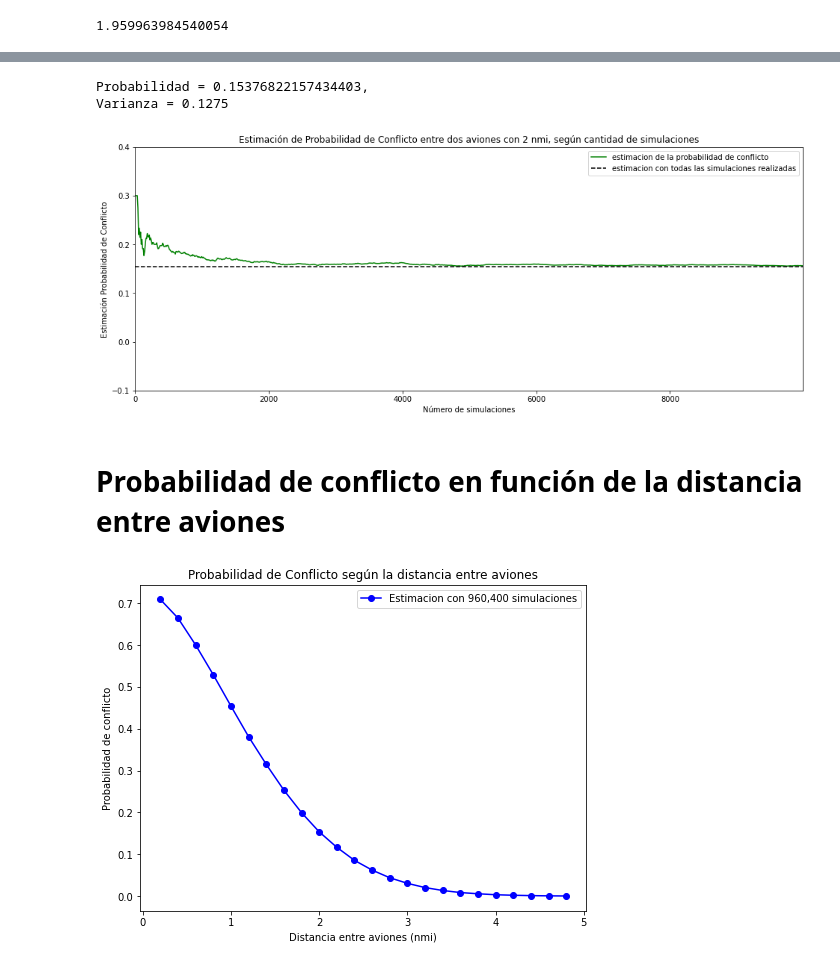
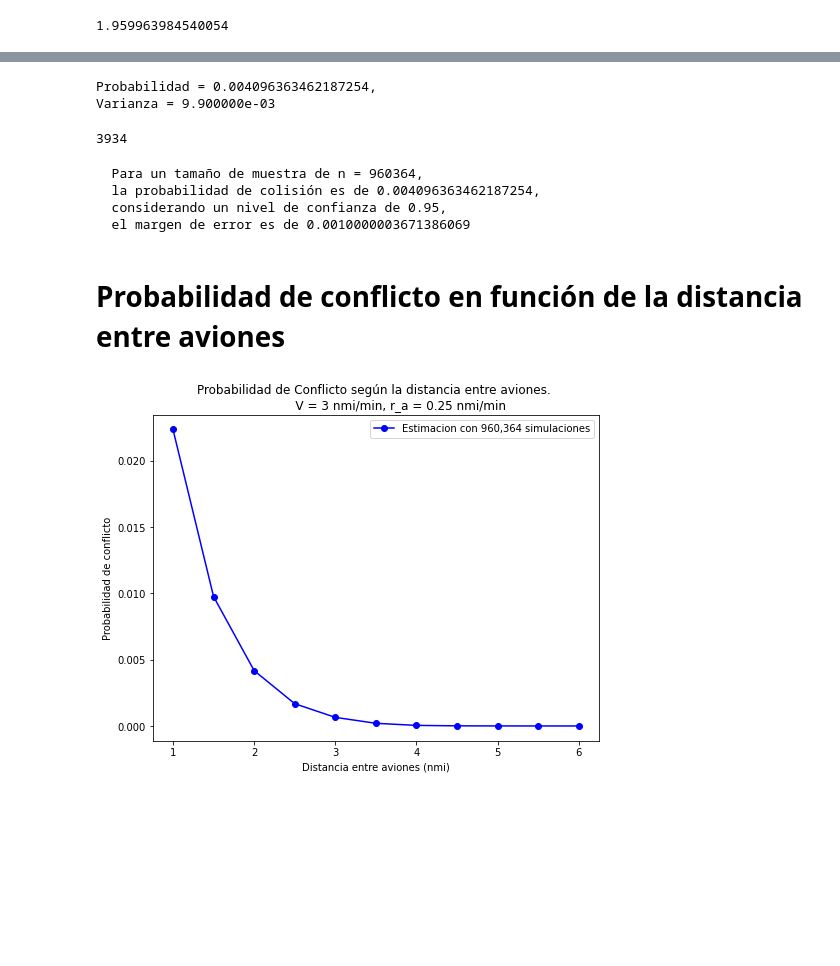
Before and after one commit to AnIsAsPe/Estimacion-probabilidad-conflicto-en-trayectorias-de-vuelos-paralelos, a Jupyter notebook: Notebooks/Estimación_probabilidad_de_conflicto_en_trayectorias_de_vuelo_MonteCarlo.ipynb, the cells around one changed output, grey strips where cells are left out. Cells and saved outputs as stored; diff of their text form; code cells hidden in the pictures; blank space fills up the shorter version.

```diff
--- a/Notebooks/Estimación_probabilidad_de_conflicto_en_trayectorias_de_vuelo_MonteCarlo.ipynb
+++ b/Notebooks/Estimación_probabilidad_de_conflicto_en_trayectorias_de_vuelo_MonteCarlo.ipynb
@@ -300,50 +306,43 @@ N
 # %%
 p, varianza, Z = probabilidad_de_conflicto(velocidad = v, distancia=d,
-                                                  r_a=r_a, r_c=r_c, sigma_c=sigma_c,
-                                                  n_simulaciones = N)
-print('Probabilidad = {},\nVarianza = {}'.format(p, varianza))
+                                           r_a=r_a, r_c=r_c, sigma_c=sigma_c,
+                                           n_simulaciones = N)
+print('Probabilidad = {},\nVarianza = {:e}'.format(p, varianza))
 # %% [output]
-Probabilidad = 0.15376822157434403,
-Varianza = 0.1275
+Probabilidad = 0.004096363462187254,
+Varianza = 9.900000e-03
-# %%
-ns = range(0, 10000, 10)
-estimacion_p = []
-for n in ns:
-  estimacion_p.append(Z[:n].mean())
-
-#Gráfica estimación de p
-plt.figure(figsize=(16, 6))
-plt.plot(ns, estimacion_p, color='g', label = 'estimacion de la probabilidad de conflicto')
-plt.axhline(y=p, color='black', ls='--', label='estimacion con todas las simulaciones realizadas')
-plt.xlim(0, ns[-1])
-plt.ylim(-.1, .4)
-plt.xlabel('Número de simulaciones')
-plt.ylabel('Estimación Probabilidad de Conflicto')
-plt.title('Estimación de Probabilidad de Conflicto entre dos aviones con {} nmi, según cantidad de simulaciones'.format(d))
-plt.legend()
-plt.show()
-# %% [output]
-[figure, removed]
+# %%
+Z.sum()
+# %% [output]
+3934
+# %%
+margen_error_bernoulli(N, p, 0.95)
+# %% [output]
+  Para un tamaño de muestra de n = 960364,
+  la probabilidad de colisión es de 0.004096363462187254,
+  considerando un nivel de confianza de 0.95,
+  el margen de error es de 0.0010000003671386069
 # %% [markdown]
 # Probabilidad de conflicto en función de la distancia entre aviones
 # %%
 n = N      # número de simulaciones
-distancias =  np.arange(0.2,5,0.2)
-probabilidad =[]
+distancias =  np.arange(1,6.5,0.5)
+probabilidad ={}
 
-for dist in distancias:
+for dist in distancias.round(2):
   resultados = probabilidad_de_conflicto(velocidad = v, distancia=dist,
                                          r_a=r_a, r_c=r_c, sigma_c=sigma_c,
                                          n_simulaciones = n)
-  probabilidad.append(resultados[0])
+  probabilidad[dist]= resultados[0]
+
+#Gráfica estimación de p
+plt.figure(figsize=(8, 6))
+plt.plot(distancias, list(probabilidad.values()), 'o-', color='b', label ='Estimacion con {:,d} simulaciones'.format(n))
+plt.xlabel('Distancia entre aviones (nmi)')
+plt.ylabel('Probabilidad de conflicto')
+plt.title('''Probabilidad de Conflicto según la distancia entre aviones.
+             V = {} nmi/min, r_a = {} nmi/min'''.format(v, r_a))
+plt.legend()
+plt.show()
+# %% [output]
+[figure, added]
-# %%
-#Gráfica estimación de p
-plt.figure(figsize=(8, 6))
-plt.plot(distancias, probabilidad, 'o-', color='b', label ='Estimacion con {:,d} simulaciones'.format(n))
-plt.xlabel('Distancia entre aviones (nmi)')
-plt.ylabel('Probabilidad de conflicto')
-plt.title('Probabilidad de Conflicto según la distancia entre aviones')
-plt.legend()
-plt.show()
-# %% [output]
-[figure, removed]
```
Also changed, not shown: parts of 20 cells of this notebook.
